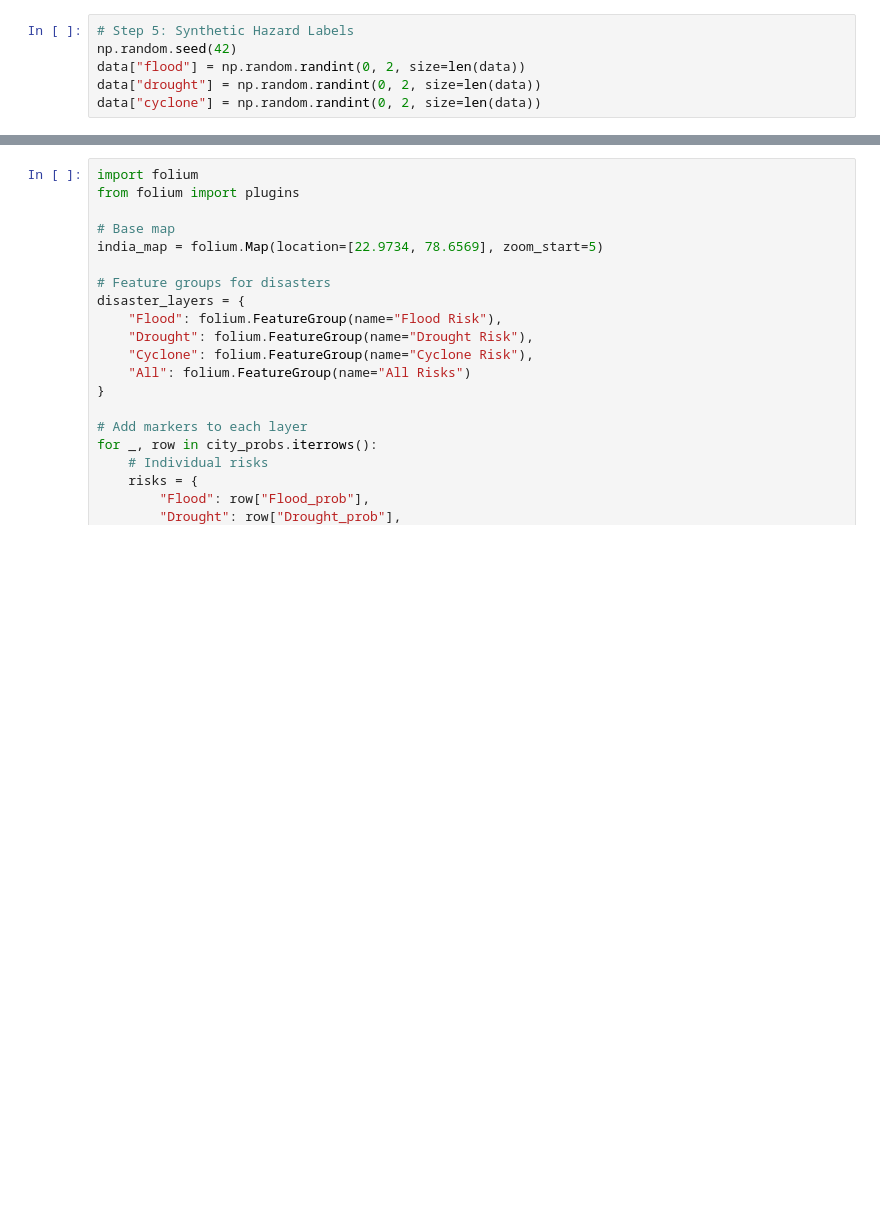
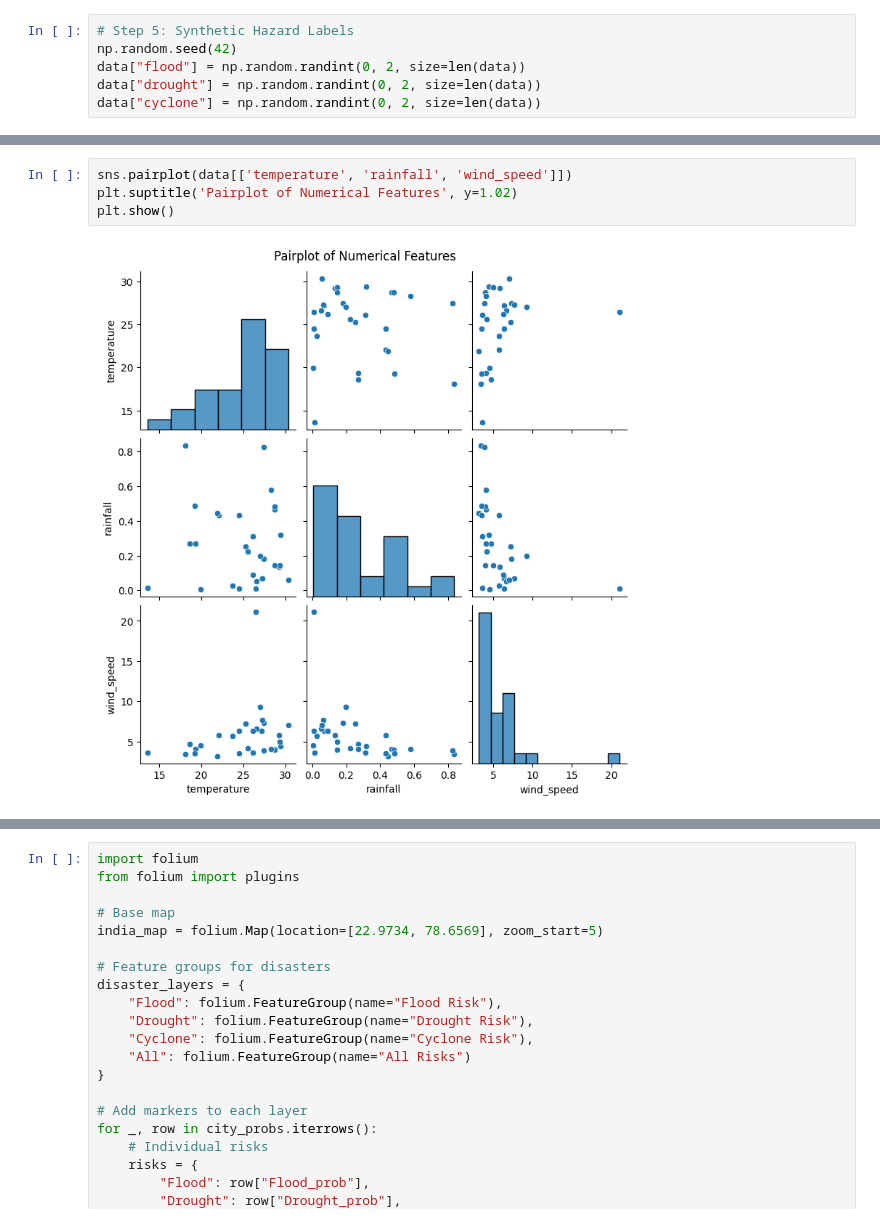
Before and after one commit to Praveen7-C/AI-Enhanced-Multi-Hazard-Early-Warning-System, a Jupyter notebook: AI_Enhanced_MultiHazard_EarlyWarning_System.ipynb, the cells around one changed output, grey strips where cells are left out. Cells and saved outputs as stored; diff of their text form; blank space fills up the shorter version.

```diff
--- a/AI_Enhanced_MultiHazard_EarlyWarning_System.ipynb
+++ b/AI_Enhanced_MultiHazard_EarlyWarning_System.ipynb
@@ -238,0 +314,6 @@ fig.show()
+# %%
+sns.pairplot(data[['temperature', 'rainfall', 'wind_speed']])
+plt.suptitle('Pairplot of Numerical Features', y=1.02)
+plt.show()
+# %% [output]
+[figure, added]
```
Also changed, not shown: parts of 16 cells of this notebook.
